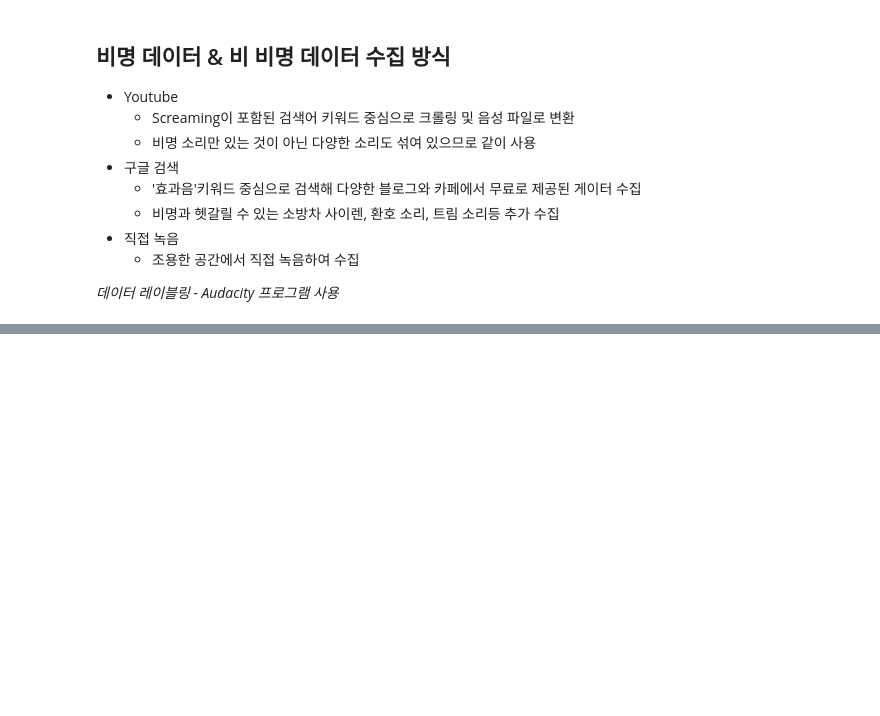
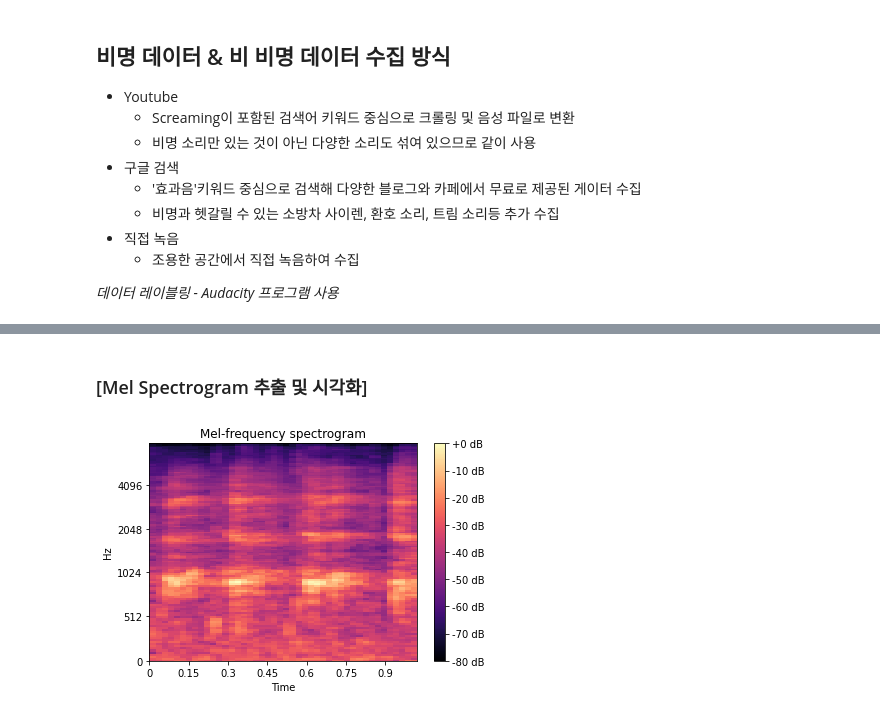
Before and after one commit to ChangSu-Choi/MachineLearning, a Jupyter notebook: PythorchDeepLearningProject/실시간 비명 감지 시스템/source.ipynb, the cells around one changed output, grey strips where cells are left out. Cells and saved outputs as stored; diff of their text form; code cells hidden in the pictures; blank space fills up the shorter version.

```diff
--- a/PythorchDeepLearningProject/실시간 비명 감지 시스템/source.ipynb
+++ b/PythorchDeepLearningProject/실시간 비명 감지 시스템/source.ipynb
@@ -114,0 +125,3 @@ plt.show()
+# %%
+example_audio_path = './example/꿩+klankbeeld.wav'
+example_label_path = './example/꿩+klankbeeld.txt'
@@ -114,0 +284,18 @@ plt.show()
+# %% [markdown]
+### [Mel Spectrogram 추출 및 시각화]
+# %%
+from librosa.display import specshow
+# y는 소리의 Amplitude 벡터, sr은 Sampling Rate를 의미
+S = librosa.feature.melspectrogram(y=y, sr=sr)
+fig, ax = plt.subplots()
+# 파워 단위에서 데시벨 단위로 변환
+S_dB = librosa.power_to_db(S, ref=np.max)
+img = specshow(
+    S_dB, x_axis='time', y_axis='mel',
+    sr = sr, fmax=8000, ax = ax
+)
+fig.colorbar(img, ax=ax, format='%+2.0f dB')
+ax.set(title='Mel-frequency spectrogram')
+plt.show()
+# %% [output]
+[figure, added]
```
Also changed, not shown: parts of 36 cells of this notebook.
